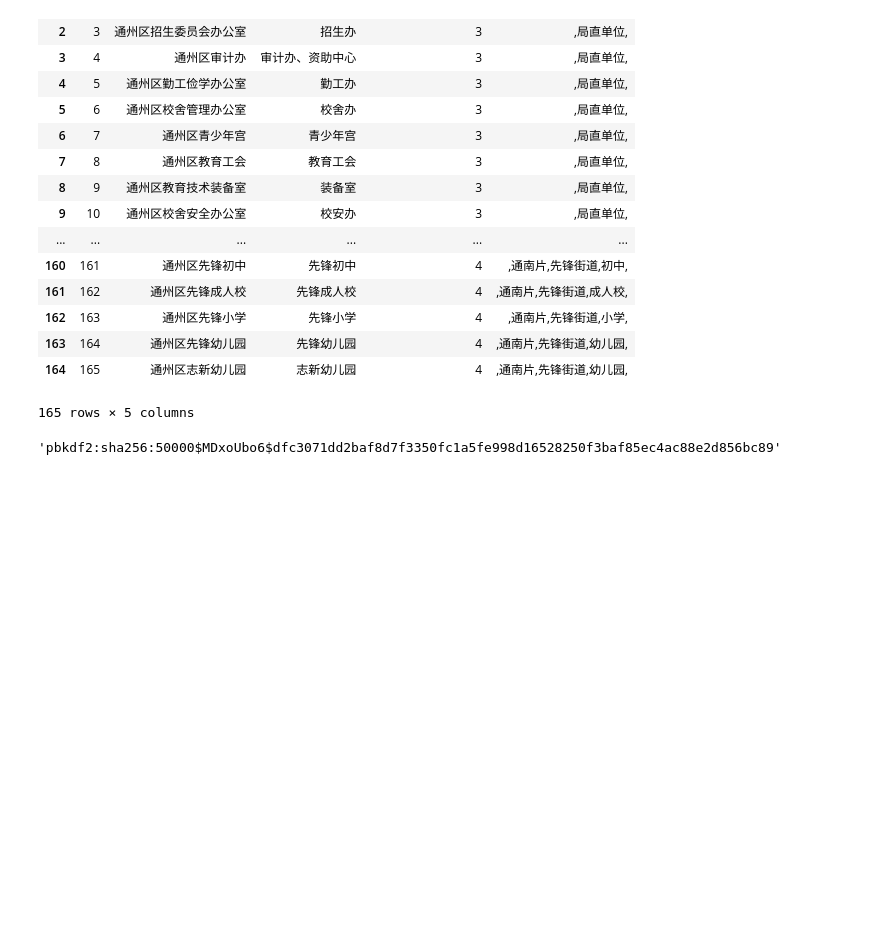
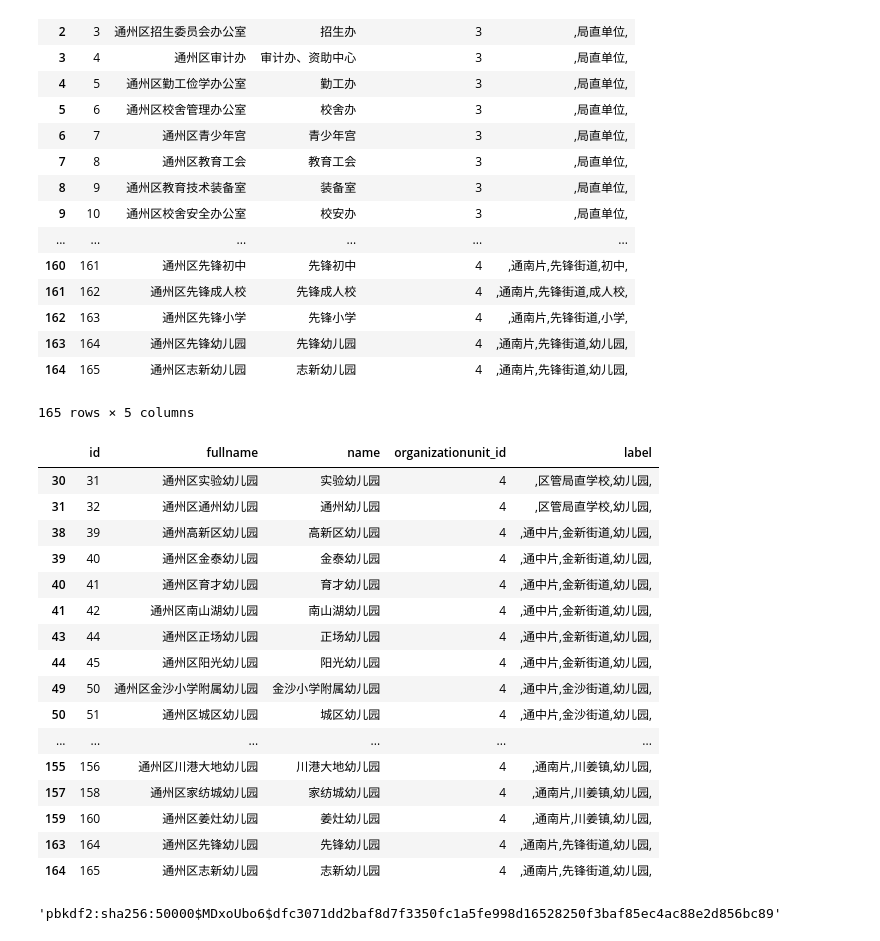
Before and after one commit to esun6060996/epmflask, a Jupyter notebook: ExcelTodb.ipynb, the cells around one changed output. Drawn from its saved outputs; the diff is of its cells as text; code cells hidden in the pictures; blank space fills up the shorter version.

```diff
--- a/ExcelTodb.ipynb
+++ b/ExcelTodb.ipynb
@@ -72,6 +72,27 @@ df
 | 163 | 164 | 通州区先锋幼儿园 | 先锋幼儿园 | 4 | ,通南片,先锋街道,幼儿园, |
 | 164 | 165 | 通州区志新幼儿园 | 志新幼儿园 | 4 | ,通南片,先锋街道,幼儿园, |
 165 rows × 5 columns
+# %%
+ydf=df[df['label'].str.contains('幼儿园')]
+ydf
+# %% [output]
+|  | id | fullname | name | organizationunit_id | label |
+| 30 | 31 | 通州区实验幼儿园 | 实验幼儿园 | 4 | ,区管局直学校,幼儿园, |
+| 31 | 32 | 通州区通州幼儿园 | 通州幼儿园 | 4 | ,区管局直学校,幼儿园, |
+| 38 | 39 | 通州高新区幼儿园 | 高新区幼儿园 | 4 | ,通中片,金新街道,幼儿园, |
+| 39 | 40 | 通州区金泰幼儿园 | 金泰幼儿园 | 4 | ,通中片,金新街道,幼儿园, |
+| 40 | 41 | 通州区育才幼儿园 | 育才幼儿园 | 4 | ,通中片,金新街道,幼儿园, |
+| 41 | 42 | 通州区南山湖幼儿园 | 南山湖幼儿园 | 4 | ,通中片,金新街道,幼儿园, |
+| 43 | 44 | 通州区正场幼儿园 | 正场幼儿园 | 4 | ,通中片,金新街道,幼儿园, |
+| 44 | 45 | 通州区阳光幼儿园 | 阳光幼儿园 | 4 | ,通中片,金新街道,幼儿园, |
+| 49 | 50 | 通州区金沙小学附属幼儿园 | 金沙小学附属幼儿园 | 4 | ,通中片,金沙街道,幼儿园, |
+| 50 | 51 | 通州区城区幼儿园 | 城区幼儿园 | 4 | ,通中片,金沙街道,幼儿园, |
+| ... | ... | ... | ... | ... | ... |
+| 155 | 156 | 通州区川港大地幼儿园 | 川港大地幼儿园 | 4 | ,通南片,川姜镇,幼儿园, |
+| 157 | 158 | 通州区家纺城幼儿园 | 家纺城幼儿园 | 4 | ,通南片,川姜镇,幼儿园, |
+| 159 | 160 | 通州区姜灶幼儿园 | 姜灶幼儿园 | 4 | ,通南片,川姜镇,幼儿园, |
+| 163 | 164 | 通州区先锋幼儿园 | 先锋幼儿园 | 4 | ,通南片,先锋街道,幼儿园, |
+| 164 | 165 | 通州区志新幼儿园 | 志新幼儿园 | 4 | ,通南片,先锋街道,幼儿园, |
 # %%
 generate_password_hash("admin")
 # %% [output]
```
Also changed, not shown: parts of 3 cells of this notebook, 11 other files.
